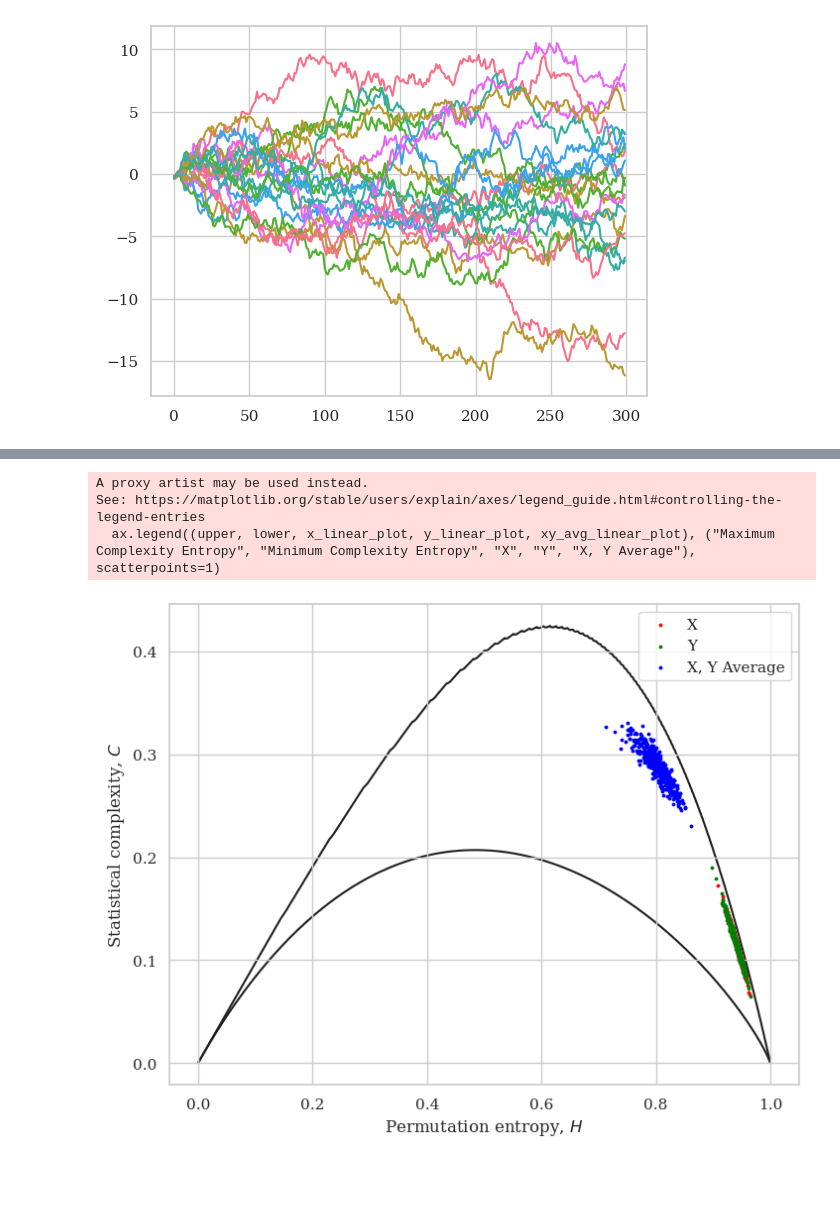
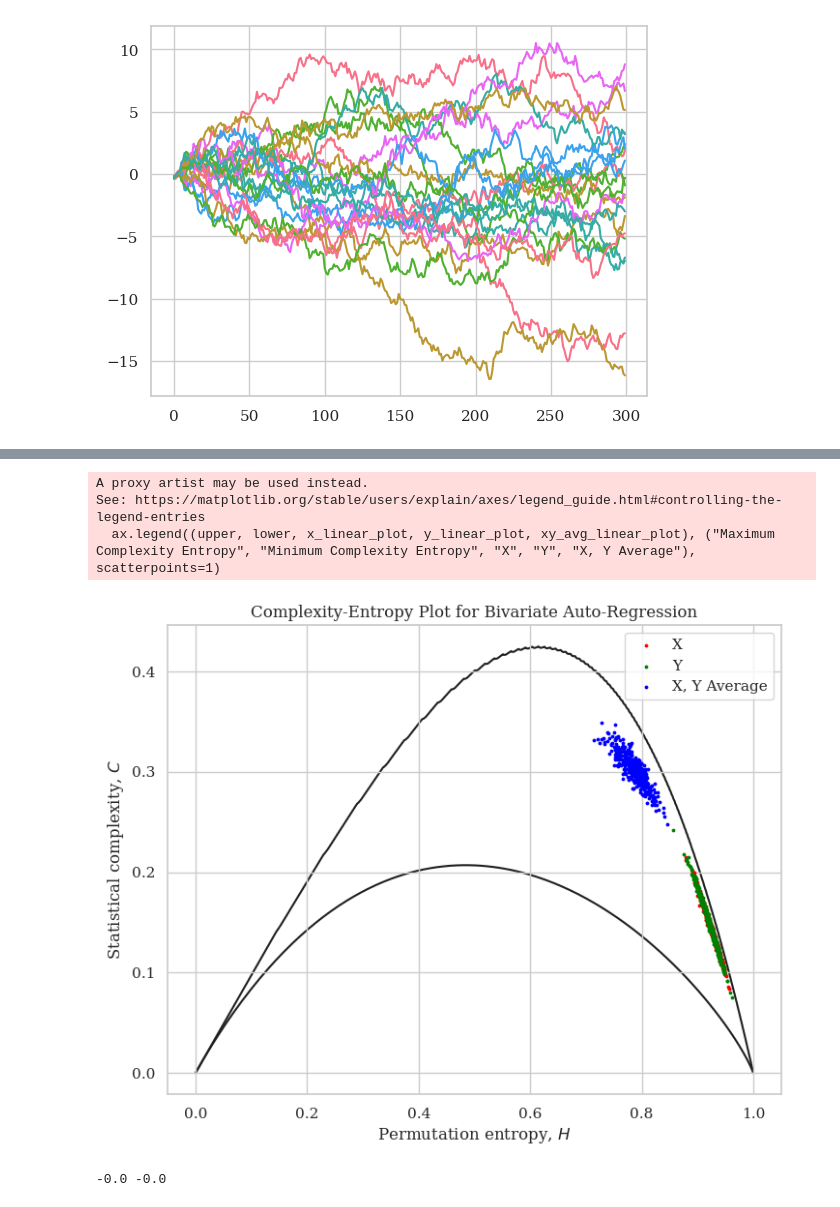
Before and after one commit to MatthewChen37/MATH8803-Final-Project, a Jupyter notebook: VectorAutoregression.ipynb, the cells around one changed output, grey strips where cells are left out. Saved outputs shown, nothing was run; the diff lists cells and outputs as text; code cells hidden in the pictures; blank space fills up the shorter version.

```diff
--- a/VectorAutoregression.ipynb
+++ b/VectorAutoregression.ipynb
@@ -235,7 +235,7 @@ def generate_bivariate(T, P, D):
 	z = np.zeros((D, T))
 	z[:, :P] = np.random.standard_normal((D, P))
 	m = np.zeros((D , D))
-	m[np.tril_indices(m.shape[0])] = 0.5
+	m[np.tril_indices(m.shape[0])] = 1 / P
 	np.fill_diagonal(m, 0)
 	for t in range(P, T):
 		for p in range(P):
@@ -273,0 +274,7 @@ plt.show()
+# %%
+low_sos = scipy.signal.butter(3, 32, 'low', output='sos', fs=250)
+high_sos = scipy.signal.butter(3, 8, 'high', output='sos', fs=250)
+
+
+z[0] = scipy.signal.sosfilt(high_sos, scipy.signal.sosfilt(low_sos, z[0]))
+z[1] = scipy.signal.sosfilt(high_sos, scipy.signal.sosfilt(low_sos, z[1]))
@@ -275,31 +288,37 @@ plt.show()
 f, ax = plt.subplots(figsize=(8.19, 6.3))
 hc_linear_x = np.zeros((len(windows), 2))
 hc_linear_y = np.zeros((len(windows), 2))
 hc_linear_xy_avg = np.zeros((len(windows), 2))
 for idx, (start_idx, end_idx) in enumerate(windows):
 	x_entropy, x_complexity = ordpy.complexity_entropy(data=z[0, start_idx:end_idx], dx=int(5), dy=int(1), taux=int(3), tauy=int(1))
 	hc_linear_x[idx][0] = x_entropy
 	hc_linear_x[idx][1] = x_complexity
 
 	y_entropy, y_complexity = ordpy.complexity_entropy(data=z[1, start_idx:end_idx], dx=int(5), dy=int(1), taux=int(3), tauy=int(1))
 	hc_linear_y[idx][0] = y_entropy
 	hc_linear_y[idx][1] = y_complexity
 
 	xy_entropy, xy_complexity = ordpy.complexity_entropy(data=xy_avg[start_idx:end_idx], dx=int(5), dy=int(1), taux=int(3), tauy=int(1))
 	hc_linear_xy_avg[idx][0] = xy_entropy
 	hc_linear_xy_avg[idx][1] = xy_complexity
 
 upper = ax.plot(hmin, cmin, linewidth=1.5, color='#202020', zorder=0)
 lower = ax.plot(hmax, cmax, linewidth=1.5, color='#202020', zorder=0)
 x_linear_plot = ax.scatter(hc_linear_x[:,0], hc_linear_x[:,1], c="r", s=3)
 y_linear_plot = ax.scatter(hc_linear_y[:,0], hc_linear_y[:,1], c="g", s=3)
 xy_avg_linear_plot = ax.scatter(hc_linear_xy_avg[:,0], hc_linear_xy_avg[:,1], c="b", s=3)
+ax.set_title("Complexity-Entropy Plot for Bivariate Auto-Regression")
 ax.set_ylabel('Statistical complexity, $C$')
 ax.set_xlabel('Permutation entropy, $H$')
 ax.legend((upper, lower, x_linear_plot, y_linear_plot, xy_avg_linear_plot), ("Maximum Complexity Entropy", "Minimum Complexity Entropy", "X", "Y", "X, Y Average"), scatterpoints=1)
 plt.show()
 # %% [output]
 A proxy artist may be used instead.
 See: https://matplotlib.org/stable/users/explain/axes/legend_guide.html#controlling-the-legend-entries
   ax.legend((upper, lower, x_linear_plot, y_linear_plot, xy_avg_linear_plot), ("Maximum Complexity Entropy", "Minimum Complexity Entropy", "X", "Y", "X, Y Average"), scatterpoints=1)
-[figure, old version]
+[figure, new version]
+# %%
+x_entropy, x_complexity = ordpy.complexity_entropy(data=np.ones(1000), dx=int(5), dy=int(1), taux=int(3), tauy=int(1))
+print(x_entropy, x_complexity)
+# %% [output]
+-0.0 -0.0
```
Also changed, not shown: parts of 6 cells of this notebook, 1 other file.
